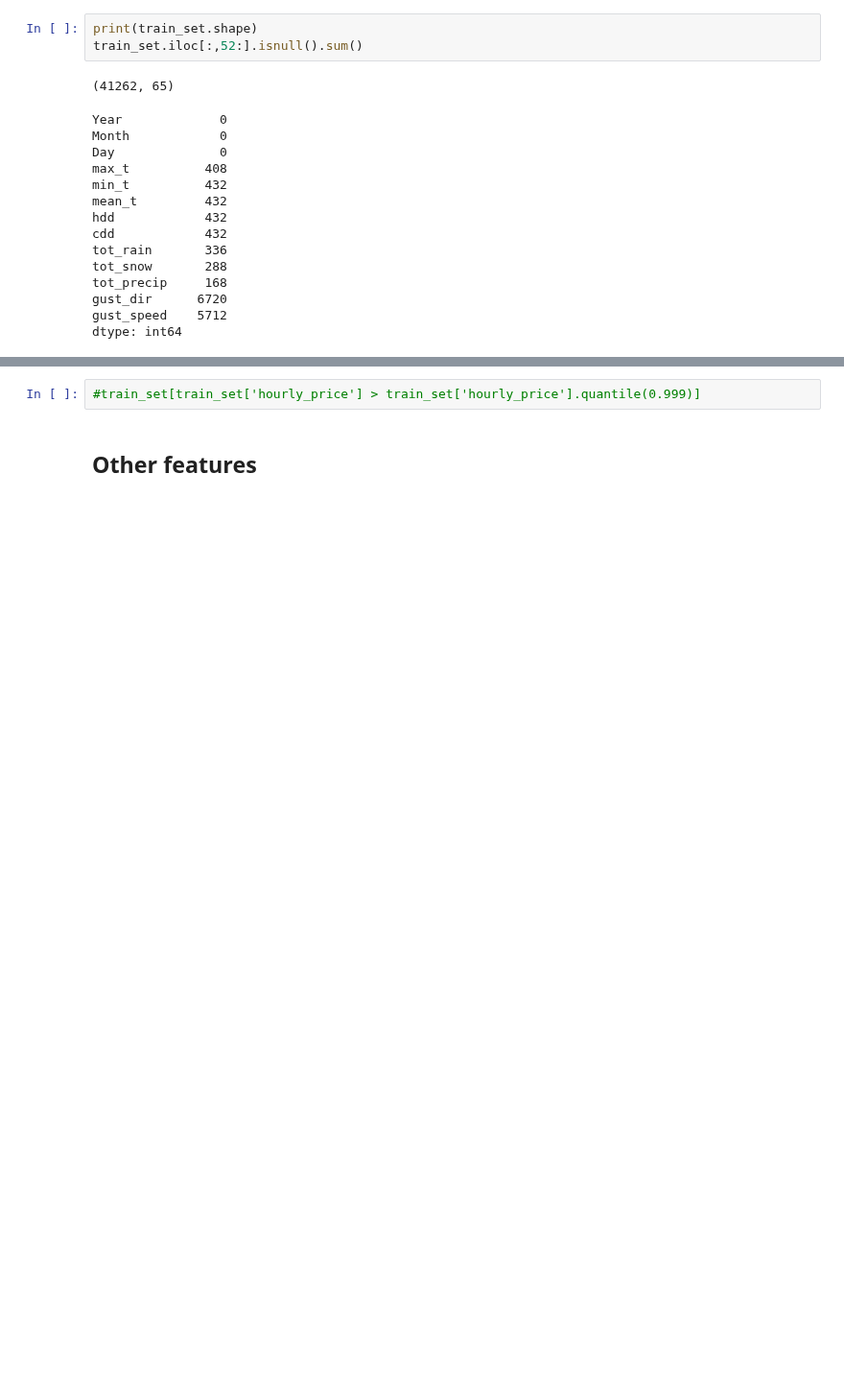
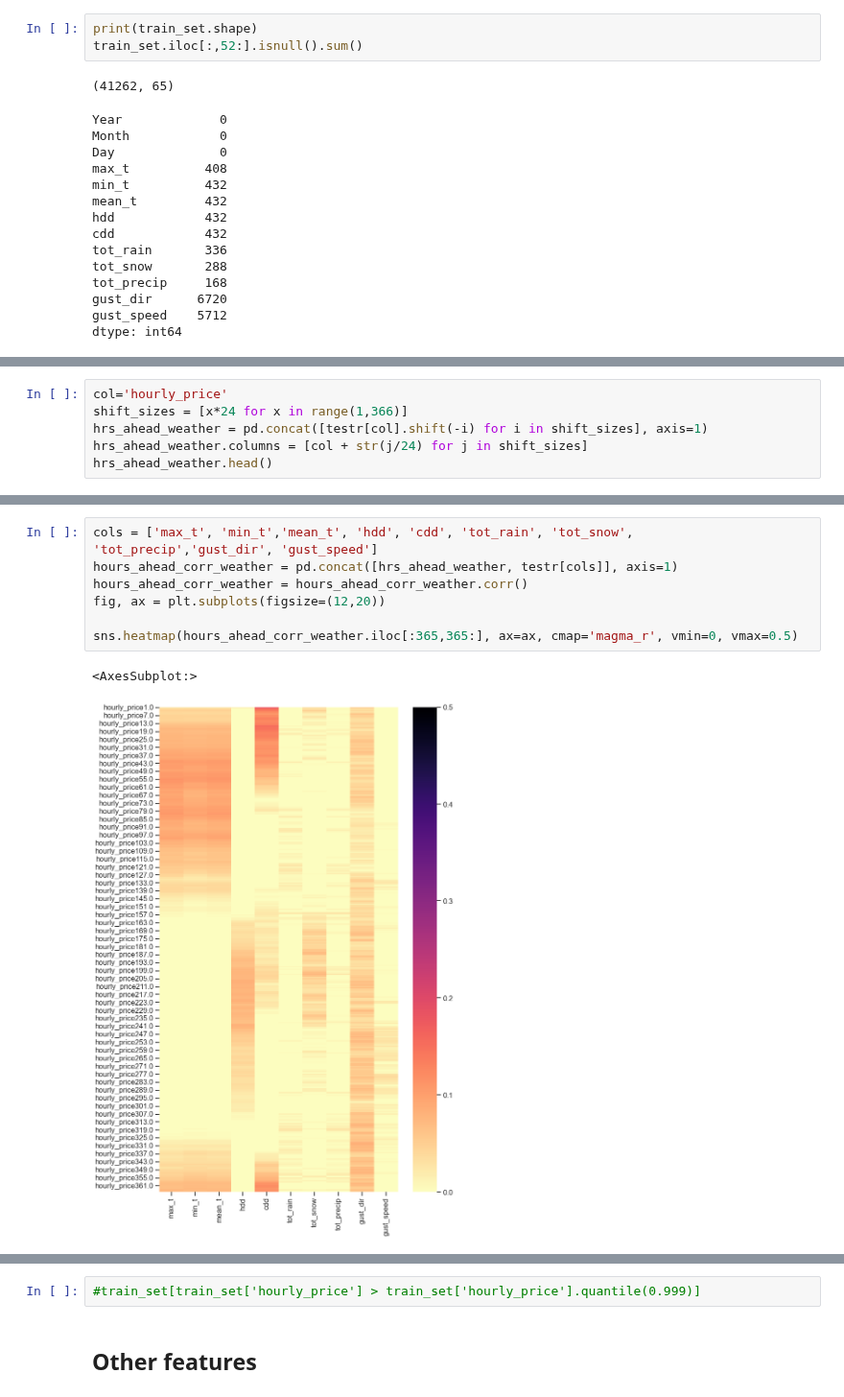
Before and after one commit to KeaganHRankin/cloud_ml_proj, a Jupyter notebook: feature_eng/feature_eng_keagan.ipynb, the cells around one changed output, grey strips where cells are left out. Shown at 96% size. Saved outputs shown, nothing was run; the diff lists cells and outputs as text; blank space fills up the shorter version.

Commit message:
weather feature eng

```diff
--- a/feature_eng/feature_eng_keagan.ipynb
+++ b/feature_eng/feature_eng_keagan.ipynb
@@ -277,0 +313,6 @@ train_set[train_set[['tot_rain','tot_snow','tot_precip']].isnull().any(axis=1)]#
+# %%
+col='hourly_price'
+shift_sizes = [x*24 for x in range(1,366)]
+hrs_ahead_weather = pd.concat([testr[col].shift(-i) for i in shift_sizes], axis=1)
+hrs_ahead_weather.columns = [col + str(j/24) for j in shift_sizes]
+hrs_ahead_weather.head()
@@ -277,0 +327,10 @@ train_set[train_set[['tot_rain','tot_snow','tot_precip']].isnull().any(axis=1)]#
+# %%
+cols = ['max_t', 'min_t','mean_t', 'hdd', 'cdd', 'tot_rain', 'tot_snow', 'tot_precip','gust_dir', 'gust_speed']
+hours_ahead_corr_weather = pd.concat([hrs_ahead_weather, testr[cols]], axis=1)
+hours_ahead_corr_weather = hours_ahead_corr_weather.corr()
+fig, ax = plt.subplots(figsize=(12,20))
+
+sns.heatmap(hours_ahead_corr_weather.iloc[:365,365:], ax=ax, cmap='magma_r', vmin=0, vmax=0.5)
+# %% [output]
+<AxesSubplot:>
+[figure, added]
```
Also changed, not shown: parts of 12 cells of this notebook.
